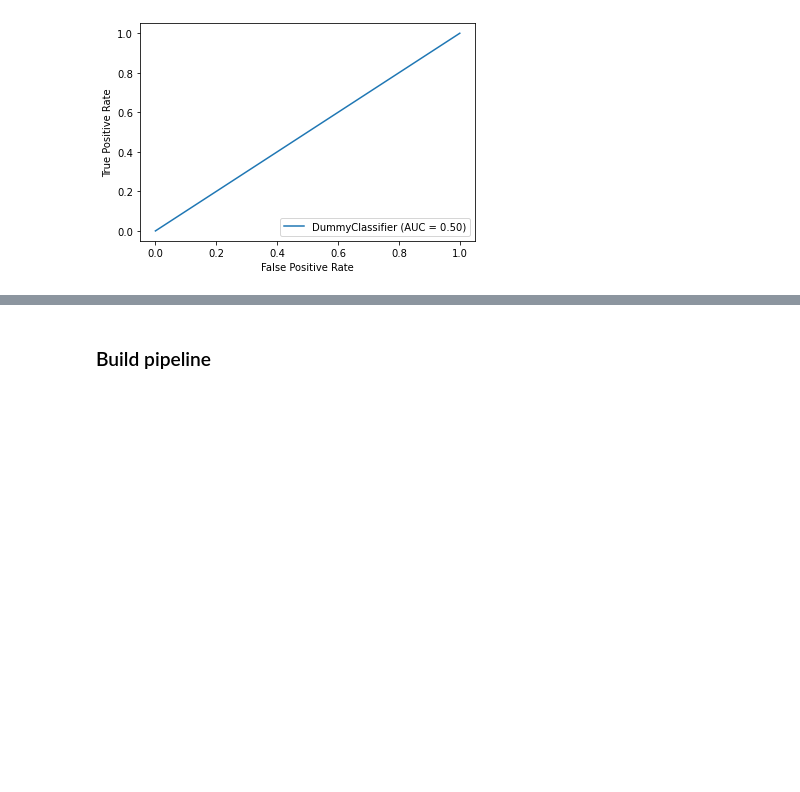
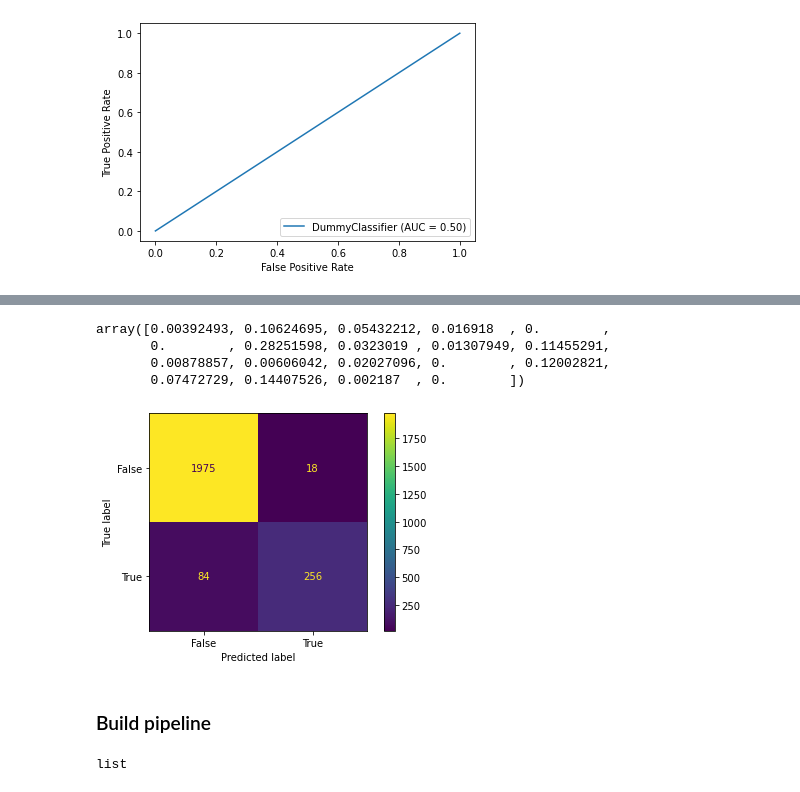
Before and after one commit to zander1268/churn-buster, a Jupyter notebook: modeling.ipynb, the cells around one changed output, grey strips where cells are left out. Cells and saved outputs as stored; diff of their text form; code cells hidden in the pictures; blank space fills up the shorter version.

```diff
--- a/modeling.ipynb
+++ b/modeling.ipynb
@@ -30,6 +32,6 @@ from sklearn.impute import SimpleImputer
 # %% [markdown]
 #### Select target and features
 # %%
-X = df.drop(columns=["churn"])
+X = df.drop(columns=["churn","phone number"])
 y = df['churn']
 # %% [markdown]
@@ -37,2 +39,14 @@ y = df['churn']
 # %%
 X_train, X_test, y_train, y_test = train_test_split(X, y, test_size=0.30, random_state=42)
+# %%
+#Transform train data
+#One Hot Encode area code
+ohe = OneHotEncoder(drop='first',handle_unknown='error',sparse=False)
+transformed_area_code = ohe.fit_transform(X_train[['area code']])
+#Make copy of X_train
+X_train_ohe = (X_train).copy()
+#Create new columns w/ one hot encoded columns
+X_train_ohe[ohe.get_feature_names()] = transformed_area_code
+#Drop area code and state column
+X_train_ohe.drop(columns=['area code','state'],inplace=True)
+X_train_ohe
@@ -58,0 +98,5 @@ Dummy_f1_score = round(f1_score(y_true=y_train,y_pred=Dummy_model_pred),3)
+# %%
+tree = DecisionTreeClassifier(random_state=42)
+param_grid = {'criterion':['gini','entropy'],'max_depth':[None,5,6,7,8],'min_samples_leaf':[1,5,10]}
+gs = GridSearchCV(estimator=tree,param_grid=param_grid,scoring='f1_weighted',cv=5)
+gs.fit(X=X_train_ohe,y=y_train)
@@ -59,2 +156,18 @@ Dummy_f1_score = round(f1_score(y_true=y_train,y_pred=Dummy_model_pred),3)
+# %%
+tree_best = pd.DataFrame(data=gs.best_estimator_.feature_importances_,columns=
+# %% [output]
+array([0.00392493, 0.10624695, 0.05432212, 0.016918  , 0.        ,
+       0.        , 0.28251598, 0.0323019 , 0.01307949, 0.11455291,
+       0.00878857, 0.00606042, 0.02027096, 0.        , 0.12002821,
+       0.07472729, 0.14407526, 0.002187  , 0.        ])
+# %%
+plot_confusion_matrix(estimator=gs,X=X_train_ohe,y_true=y_train);
+# %% [output]
+[figure, added]
 # %% [markdown]
 ### Build pipeline
+# %%
+num_columns = list(df.select_dtypes(include=['float', 'int']).columns.drop('area code'))
+type(num_columns)
+# %% [output]
+list
```
Also changed, not shown: parts of 33 cells of this notebook.
